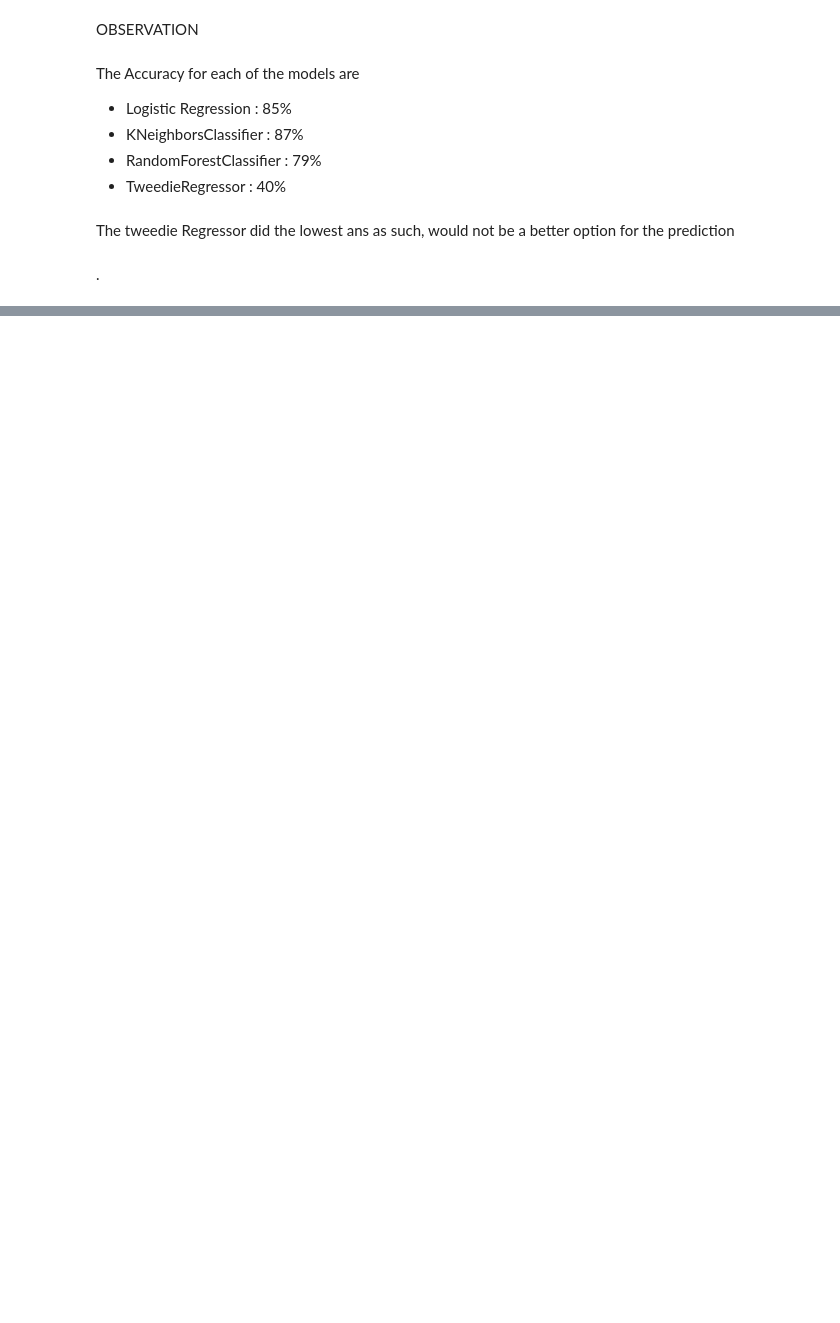
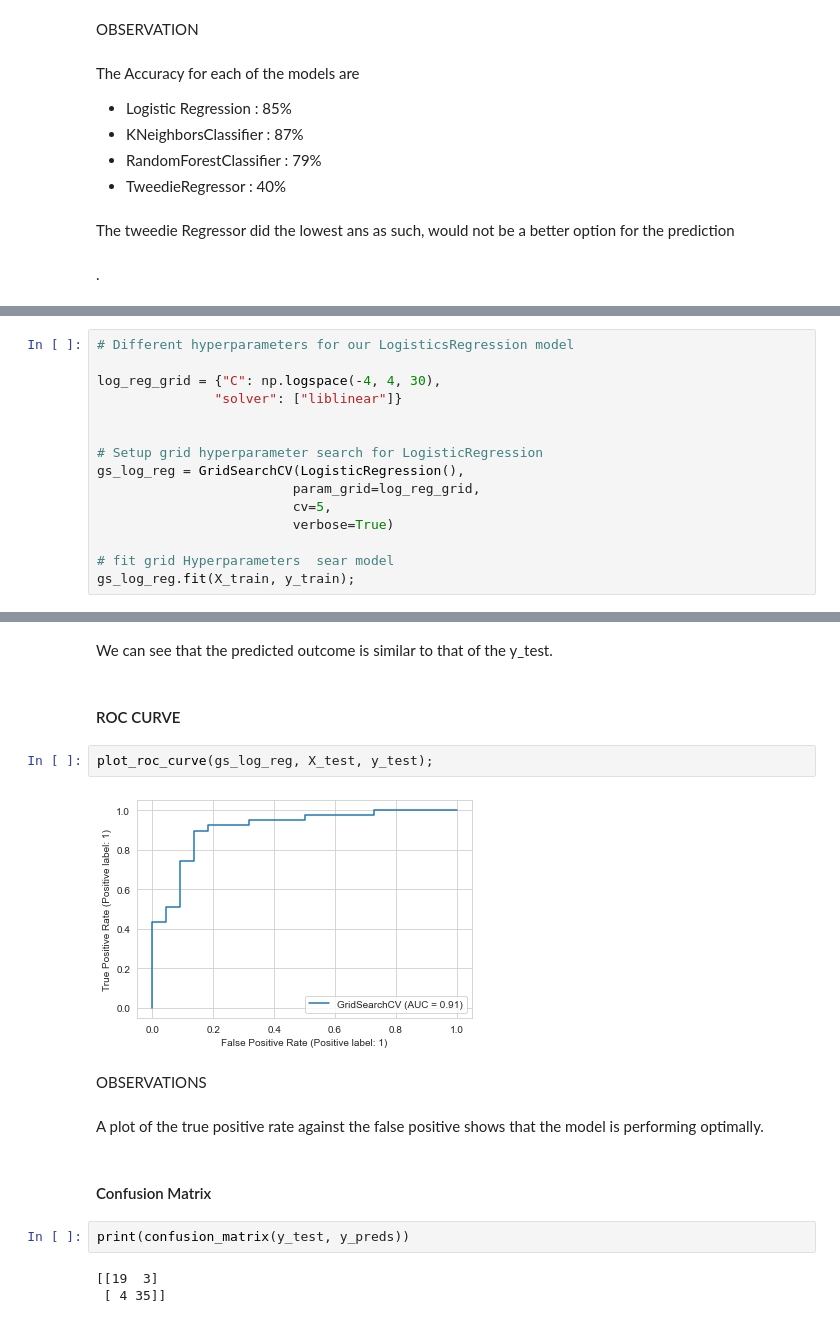
Before and after one commit to Tones008/heart_disease_proj, a Jupyter notebook: Heart Disease Prediction using Machine Learning.ipynb, the cells around one changed output, grey strips where cells are left out. Drawn from its saved outputs; the diff is of its cells as text; blank space fills up the shorter version.

```diff
--- a/Heart Disease Prediction using Machine Learning.ipynb
+++ b/Heart Disease Prediction using Machine Learning.ipynb
@@ -308,0 +328,15 @@ The tweedie Regressor did the lowest ans as such, would not be a better option f
+# %%
+# Different hyperparameters for our LogisticsRegression model
+
+log_reg_grid = {"C": np.logspace(-4, 4, 30),
+               "solver": ["liblinear"]}
+
+
+# Setup grid hyperparameter search for LogisticRegression
+gs_log_reg = GridSearchCV(LogisticRegression(),
+                         param_grid=log_reg_grid,
+                         cv=5,
+                         verbose=True)
+
+# fit grid Hyperparameters  sear model
+gs_log_reg.fit(X_train, y_train);
@@ -308,0 +383,19 @@ The tweedie Regressor did the lowest ans as such, would not be a better option f
+# %% [markdown]
+We can see that the predicted outcome is similar to that of the y_test.
+# %% [markdown]
+#### ROC CURVE
+# %%
+plot_roc_curve(gs_log_reg, X_test, y_test);
+# %% [output]
+[figure, added]
+# %% [markdown]
+OBSERVATIONS
+# %% [markdown]
+A plot of the true positive rate against the false positive shows that the model is performing optimally.
+# %% [markdown]
+#### Confusion Matrix
+# %%
+print(confusion_matrix(y_test, y_preds))
+# %% [output]
+[[19  3]
+ [ 4 35]]
```
Also changed, not shown: parts of 28 cells of this notebook.
